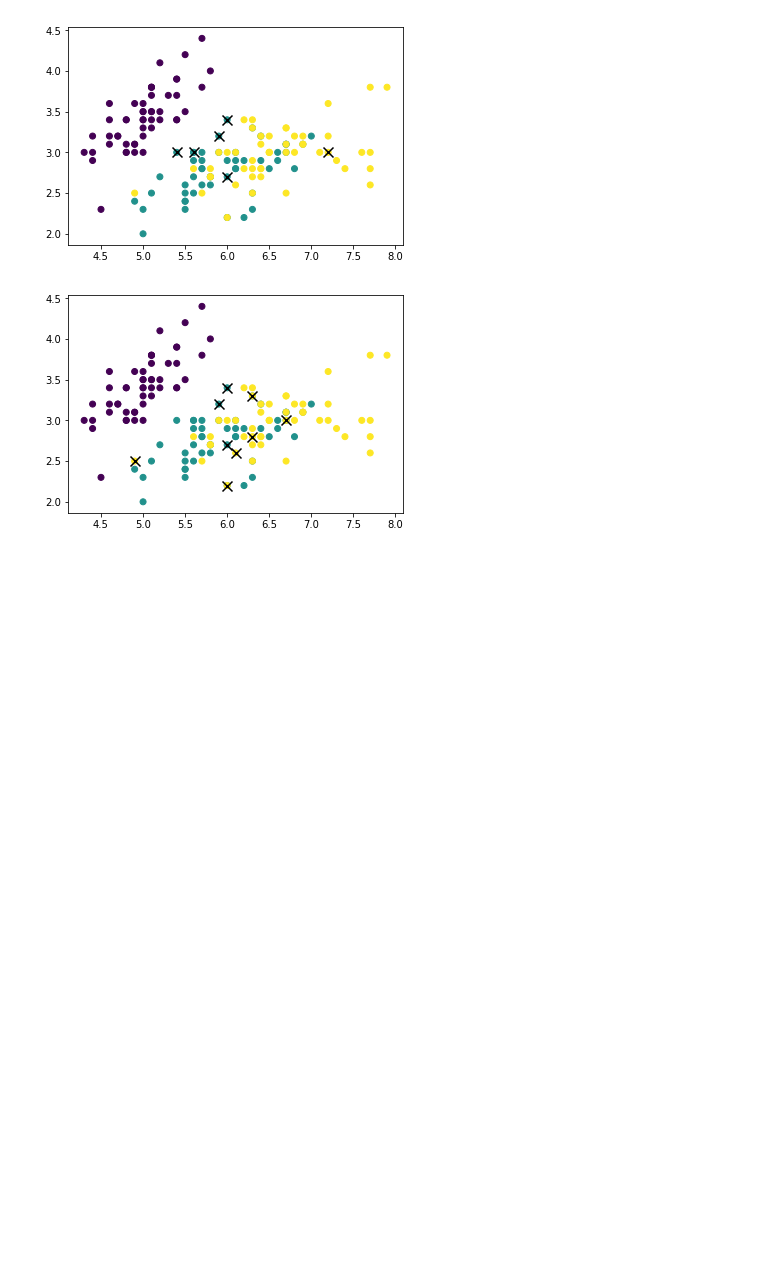
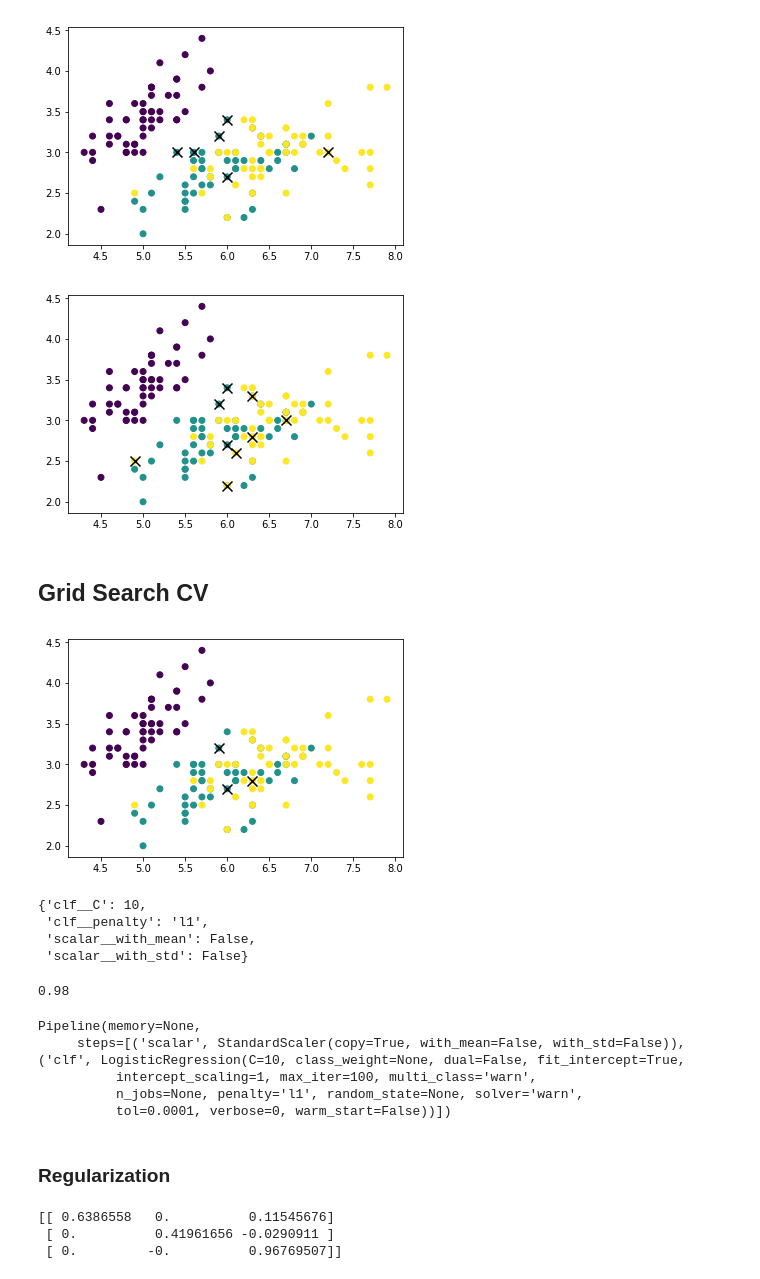
Before and after one commit to sushtend/100-days-of-ml-code, a Jupyter notebook: code/projects/Advanced Machine Learning | SciPy Japan 2019 Tutorial/Advanced Machine Learning | SciPy Japan 2019 Tutorial.ipynb, the cells around one changed output. Saved outputs shown, nothing was run; the diff lists cells and outputs as text; code cells hidden in the pictures; blank space fills up the shorter version.

```diff
--- a/code/projects/Advanced Machine Learning | SciPy Japan 2019 Tutorial/Advanced Machine Learning | SciPy Japan 2019 Tutorial.ipynb
+++ b/code/projects/Advanced Machine Learning | SciPy Japan 2019 Tutorial/Advanced Machine Learning | SciPy Japan 2019 Tutorial.ipynb
@@ -76,3 +77,60 @@ plt.scatter(iris.data[errors,0],iris.data[errors,1],marker='x', c='black',s=100)
 plt.show()
 # %% [output]
 [figure]
+# %% [markdown]
+## Grid Search CV
+# %%
+pipe = Pipeline([
+    ('scalar',StandardScaler()),
+    ('clf',LogisticRegression(penalty='l1'))
+])
+
+params={
+    'clf__penalty':['l1','l2'],
+    'clf__C':[0.001,0.01,0.1,1,10],
+    'scalar__with_mean':[True,False],
+    'scalar__with_std':[True,False]
+}
+
+model = GridSearchCV(pipe, params,cv=StratifiedKFold(5),n_jobs=2)
+
+
+model.fit(iris.data,iris.target)
+predicted = model.predict(iris.data)
+
+errors = iris.target!=predicted
+
+plt.scatter(iris.data[:,0],iris.data[:,1],c=iris.target)
+plt.scatter(iris.data[errors,0],iris.data[errors,1],marker='x', c='black',s=100)
+plt.show()
+# %% [output]
+[figure, added]
+# %%
+model.best_params_
+# %% [output]
+{'clf__C': 10,
+ 'clf__penalty': 'l1',
+ 'scalar__with_mean': False,
+ 'scalar__with_std': False}
+# %%
+model.best_score_
+# %% [output]
+0.98
+# %%
+model.best_estimator_
+# %% [output]
+Pipeline(memory=None,
+     steps=[('scalar', StandardScaler(copy=True, with_mean=False, with_std=False)), ('clf', LogisticRegression(C=10, class_weight=None, dual=False, fit_intercept=True,
+          intercept_scaling=1, max_iter=100, multi_class='warn',
+          n_jobs=None, penalty='l1', random_state=None, solver='warn',
+          tol=0.0001, verbose=0, warm_start=False))])
+# %% [markdown]
+### Regularization
+# %%
+model = Lasso(alpha=0.1)
+model.fit(iris.data[:,:-1],iris.data[:,:-1])
+print(model.coef_)
+# %% [output]
+[[ 0.6386558   0.          0.11545676]
+ [ 0.          0.41961656 -0.0290911 ]
+ [ 0.         -0.          0.96769507]]
```
Also changed, not shown: parts of 7 cells of this notebook.
